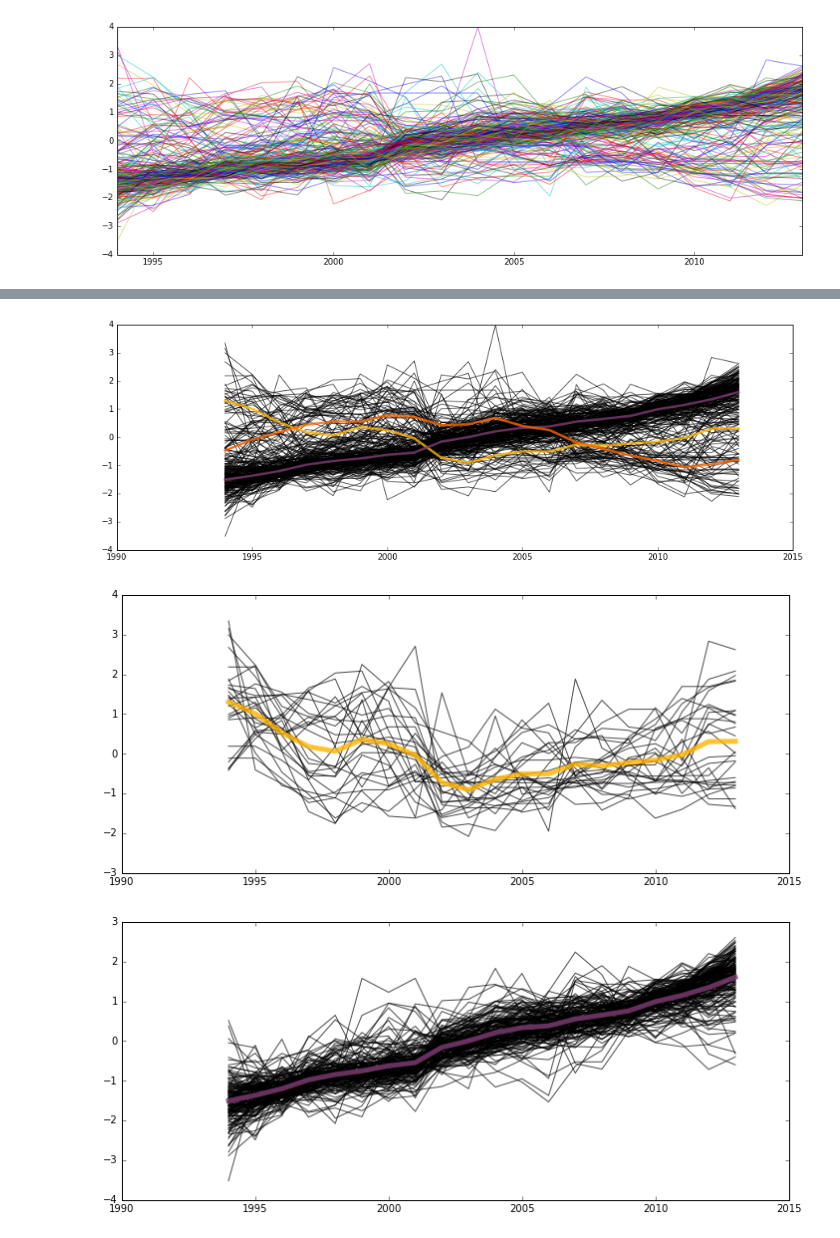
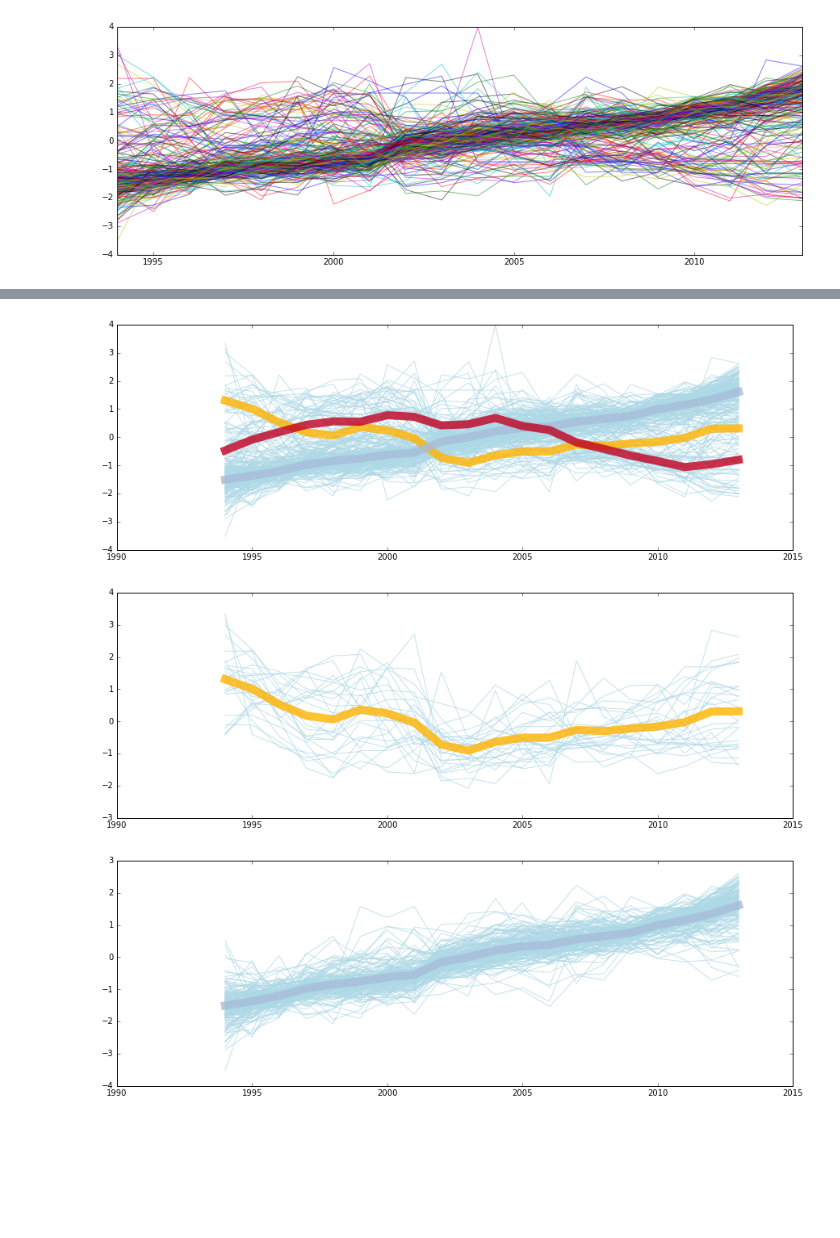
Before and after one commit to Tengf/A, a Jupyter notebook: hw10/homework 10.ipynb, the cells around one changed output, grey strips where cells are left out. Drawn from its saved outputs; the diff is of its cells as text; code cells hidden in the pictures; blank space fills up the shorter version.

```diff
--- a/hw10/homework 10.ipynb
+++ b/hw10/homework 10.ipynb
@@ -259,23 +234,21 @@ for i in range(len(wh_biz_zip)):
 # %%
-# Visualization of the cluster centers
-
 wtmp = np.zeros((n, len(wh_biz_zip)))
 for i in range(len(wh_biz_zip)): wtmp[labels2[i]][i] = 1
 clmeans = [np.average(wh_biz_zip, axis=0, weights=(wtmp[i])) for i in range(n)]
 
 plt.figure(figsize=(15,5))
 for i in range(len(wh_biz_zip)):
-    plt.plot(wh_biz_zip.iloc[i],c='black',alpha=0.7)
+    plt.plot(wh_biz_zip.iloc[i],c='lightblue',alpha=0.7)
 for i in range(n):
-    plt.plot(range(1994,2014),clmeans[i],c=colors[i],linewidth=3,alpha=0.8)
+    plt.plot(range(1994,2014),clmeans[i],c=colors[i],linewidth=10,alpha=0.8)
 
 for i in range(n):
-    plt.figure(figsize=(12,5))
+    plt.figure(figsize=(15,5))
     for j in range(len(wh_biz_zip)):
         if labels2[j] == i:
-            plt.plot(wh_biz_zip.iloc[j],c='black',alpha=0.7)
-    plt.plot(range(1994,2014),clmeans[i],c=colors[i],linewidth=5,alpha=0.8)
+            plt.plot(wh_biz_zip.iloc[j],c='lightblue',alpha=0.7)
+    plt.plot(range(1994,2014),clmeans[i],c=colors[i],linewidth=10,alpha=0.8)
 # %% [output]
-[figure, old version]
+[figure, new version]
-[figure, old version]
+[figure, new version]
-[figure, old version]
+[figure, new version]
```
Also changed, not shown: parts of 16 cells of this notebook.
